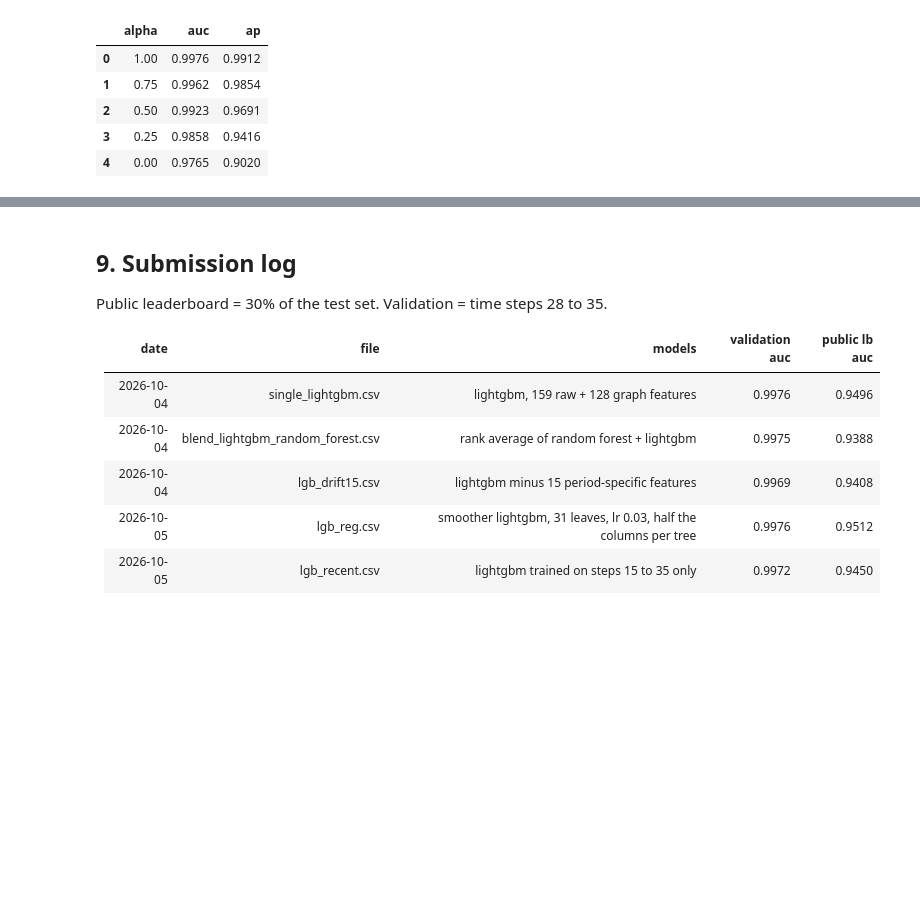
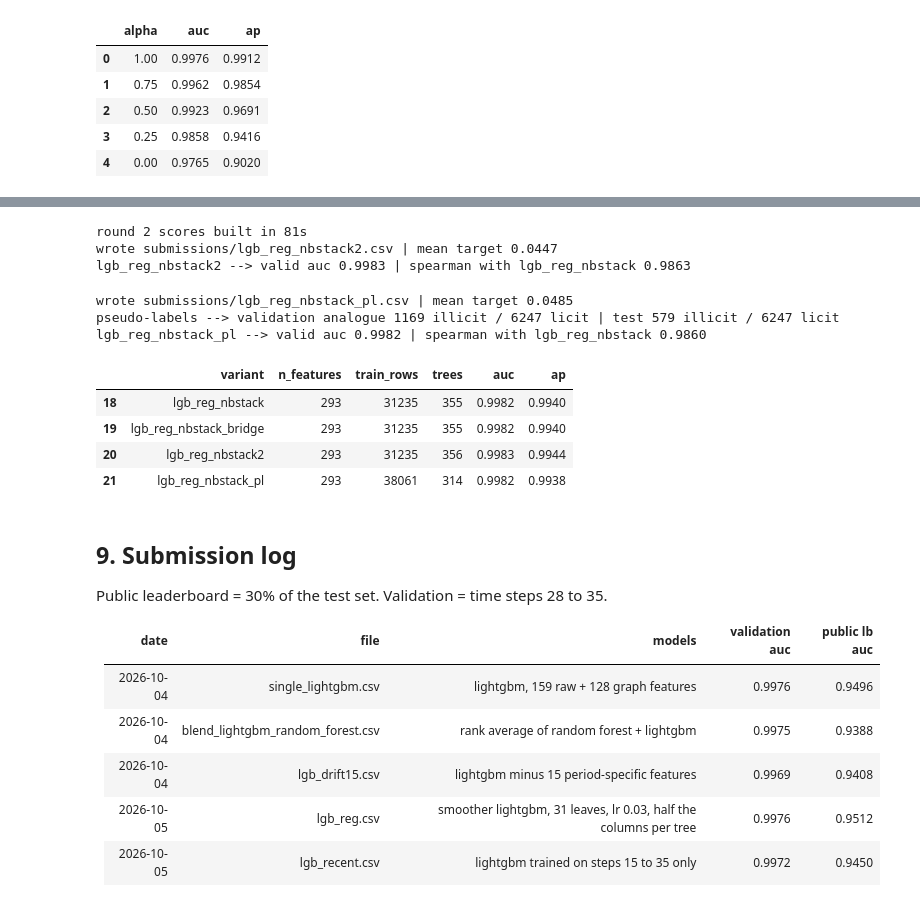
Before and after one commit to ykwong2002/bt4012-kaggle-competition, a Jupyter notebook: e1155727.ipynb, the cells around one changed output, grey strips where cells are left out. Drawn from its saved outputs; the diff is of its cells as text; code cells hidden in the pictures; blank space fills up the shorter version.

Commit message:
add bridged, second-round and pseudo-labelled stacking variants
Co-Authored-By: Claude Opus 5.5 <noreply@anthropic.com>

```diff
--- a/e1155727.ipynb
+++ b/e1155727.ipynb
@@ -1602,3 +1677,71 @@ wrote submissions/lgb_reg_steprescaled.csv | mean target 0.5002
+# %%
+# variant 2 --> second stacking round, stage-2 scores out-of-fold by time step become the neighbour inputs
+def oof_scores(lab_df, pool_df, features, n_trees):
+    # same scheme as stage1_scores --> every node is scored by a model that never saw its time step
+    X = lab_df[features].values
+    y = lab_df[output_feature].values
+    steps = lab_df.time_step.values
+    make = lambda: lgb.LGBMClassifier(n_estimators=n_trees, random_state=SEED, verbose=-1, n_jobs=-1, **reg_params)
+    parts = []
+    for fit_idx, oof_idx in GroupKFold(n_splits=5).split(X, y, groups=steps):
+        m = make().fit(X[fit_idx], y[fit_idx])
+        parts.append(pd.Series(m.predict_proba(X[oof_idx])[:, 1], index=lab_df.txId.values[oof_idx]))
+        held = pool_df[pool_df.time_step.isin(set(steps[oof_idx]))]
+        if len(held):
+            parts.append(pd.Series(m.predict_proba(held[features].values)[:, 1], index=held.txId.values))
+    full = make().fit(X, y)
+    rest = pool_df[~pool_df.time_step.isin(set(steps))]
+    parts.append(pd.Series(full.predict_proba(rest[features].values)[:, 1], index=rest.txId.values))
+    return pd.concat(parts)
+
+stack_cols = ['txId', 'time_step'] + stack_features
+t0 = time.time()
+pool_va = pd.concat([unlab_graph_df[score_cols], va_df[score_cols]]).merge(nbs_va, on='txId', how='left')[stack_cols]
+s2_va = oof_scores(tr_df.merge(nbs_va, on='txId', how='left'), pool_va, stack_features, m2.best_iteration_)
+pool_all = pd.concat([unlab_graph_df[score_cols], test_df[score_cols]]).merge(nbs_all, on='txId', how='left')[stack_cols]
+s2_all = oof_scores(labelled_df.merge(nbs_all, on='txId', how='left'), pool_all, stack_features, m2.best_iteration_)
+print('round 2 scores built in {:.0f}s'.format(time.time() - t0))
+fit_stack(neighbour_score_features(s2_va), neighbour_score_features(s2_all), 'lgb_reg_nbstack2');
+# %% [output]
+round 2 scores built in 81s
+wrote submissions/lgb_reg_nbstack2.csv | mean target 0.0447
+lgb_reg_nbstack2 --> valid auc 0.9983 | spearman with lgb_reg_nbstack 0.9863
+# %%
+# variant 3 --> stacked model refitted with its most confident test rows as pseudo-labels
+# validation analogue --> pseudo-label the unlabelled rows of the validation steps, the period the model has not seen
+unlab_s_va = unlab_graph_df[score_cols].merge(nbs_va, on='txId', how='left')
+pl_va = pseudo_label(m2, unlab_s_va[unlab_s_va.time_step >= VALID_START], stack_features, cap=cap)
+aug_va = pd.concat([tr2[stack_features + [output_feature]], pl_va[stack_features + [output_feature]]])
+m_pl = lgb.LGBMClassifier(n_estimators=3000, random_state=SEED, verbose=-1, n_jobs=-1, **reg_params)
+m_pl.fit(aug_va[stack_features].values, aug_va[output_feature].values, eval_set=[(va2[stack_features].values, y_va)], eval_metric='auc',
+         callbacks=[lgb.early_stopping(100, verbose=False)])
+p_va_pl = m_pl.predict_proba(va2[stack_features].values)[:, 1]
+perf_pl = performance_assessment(y_va, p_va_pl)
+
+pl_te = pseudo_label(final2, te2, stack_features, cap=cap)
+aug_all = pd.concat([all2[stack_features + [output_feature]], pl_te[stack_features + [output_feature]]])
+final_pl = lgb.LGBMClassifier(n_estimators=m_pl.best_iteration_, random_state=SEED, verbose=-1, n_jobs=-1, **reg_params)
+final_pl.fit(aug_all[stack_features].values, aug_all[output_feature].values)
+prob_pl = final_pl.predict_proba(te2[stack_features].values)[:, 1]
+variant_preds['lgb_reg_nbstack_pl'] = prob_pl
+variant_valid['lgb_reg_nbstack_pl'] = p_va_pl
+write_submission(prob_pl, 'lgb_reg_nbstack_pl')
+variant_rows.append({'variant': 'lgb_reg_nbstack_pl', 'n_features': len(stack_features), 'train_rows': len(aug_all), 'trees': m_pl.best_iteration_, **perf_pl})
+print('pseudo-labels --> validation analogue {} illicit / {} licit | test {} illicit / {} licit'.format(
+    int(pl_va[output_feature].sum()), int((pl_va[output_feature] == 0).sum()), int(pl_te[output_feature].sum()), int((pl_te[output_feature] == 0).sum())))
+print('lgb_reg_nbstack_pl --> valid auc {:.4f} | spearman with lgb_reg_nbstack {:.4f}'.format(perf_pl['auc'], spearmanr(prob_pl, variant_preds['lgb_reg_nbstack']).correlation))
+variant_df = pd.DataFrame(variant_rows)
+variant_df.to_csv(os.path.join(OUT_DIR, 'drift_variants.csv'), index=False)
+variant_df.tail(4)
+# %% [output]
+wrote submissions/lgb_reg_nbstack_pl.csv | mean target 0.0485
+pseudo-labels --> validation analogue 1169 illicit / 6247 licit | test 579 illicit / 6247 licit
+lgb_reg_nbstack_pl --> valid auc 0.9982 | spearman with lgb_reg_nbstack 0.9860
+|  | variant | n_features | train_rows | trees | auc | ap |
+| 18 | lgb_reg_nbstack | 293 | 31235 | 355 | 0.9982 | 0.9940 |
+| 19 | lgb_reg_nbstack_bridge | 293 | 31235 | 355 | 0.9982 | 0.9940 |
+| 20 | lgb_reg_nbstack2 | 293 | 31235 | 356 | 0.9983 | 0.9944 |
+| 21 | lgb_reg_nbstack_pl | 293 | 38061 | 314 | 0.9982 | 0.9938 |
 # %% [markdown]
 ## 9. Submission log
 
```
Also changed, not shown: parts of 6 cells of this notebook.
